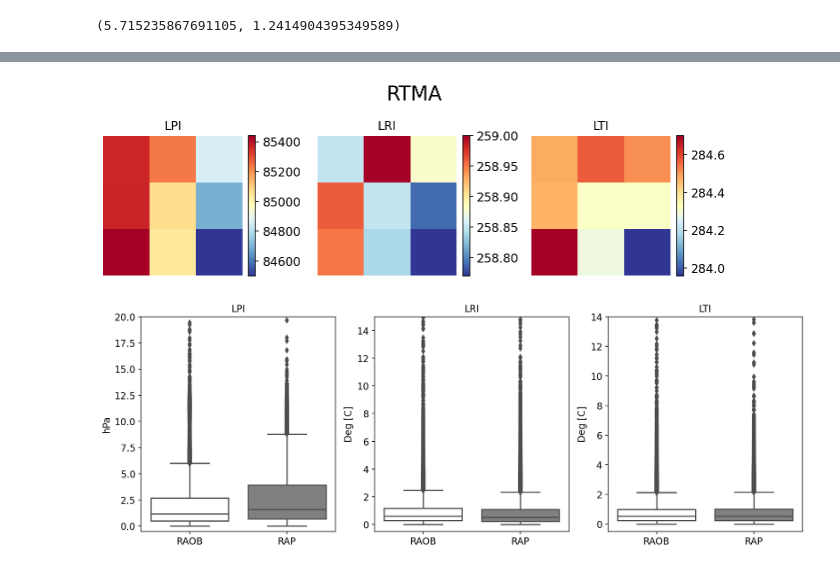
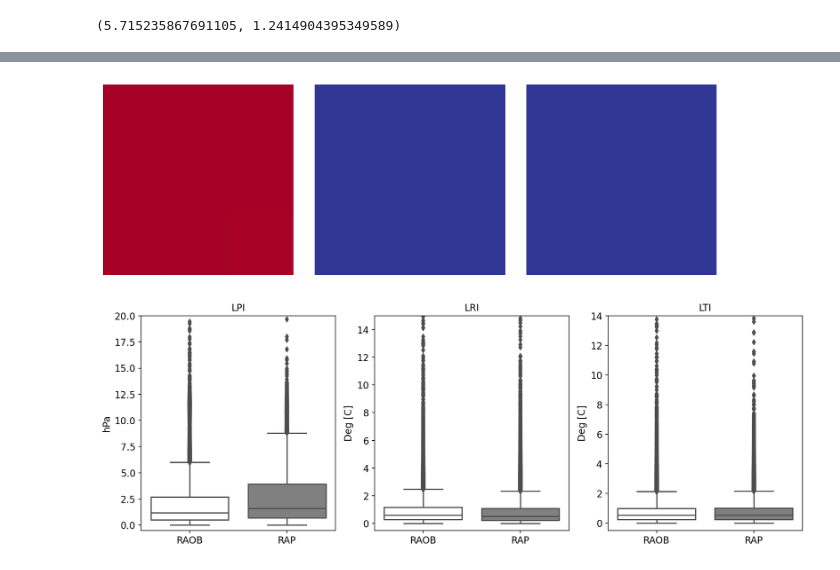
Before and after one commit to stockeh/cira-ml-soundings, a Jupyter notebook: notebooks/rap-rtma-machine-learning.ipynb, the cells around one changed output, grey strips where cells are left out. Cells and saved outputs as stored; diff of their text form; code cells hidden in the pictures.

Commit message:
updated soundings profile plot

```diff
--- a/notebooks/rap-rtma-machine-learning.ipynb
+++ b/notebooks/rap-rtma-machine-learning.ipynb
@@ -163,16 +163,20 @@ radiosonde_plotting.plot_nwp_ml_sounding(sounding, title_string=title);
 # %%
 rtma_type = np.array(['LPI', 'LRI', 'LTI'])
+
+vmin = rtma[index,:,:,:].min()
+vmax = rtma[index,:,:,:].max()
 
 fig, axs = plt.subplots(1, 3, figsize=(9,3))
 [axi.set_axis_off() for axi in axs.ravel()]
 for i in range(3):
-    c = axs[i].imshow(rtma[index,:,:,i], cmap=PLOT_CMAP)
-    fig.colorbar(c, ax=axs[i], fraction=0.046, pad=0.04)
-    axs[i].set_title(f'{str(rtma_type[i])}')
-fig.suptitle('RTMA', fontsize=20)
+    c = axs[i].imshow(rtma[index,:,:,i], vmin=vmin, vmax=vmax, cmap=PLOT_CMAP)
+#     fig.colorbar(c, ax=axs[i], fraction=0.046, pad=0.04)
+#     axs[i].set_title(f'{str(rtma_type[i])}')
+# fig.suptitle('RTMA', fontsize=20)
 fig.tight_layout()
+fig.savefig('/home/stock/research/media/dims/rtma_dims', dpi=300)
 # %% [output]
-[figure, old version]
+[figure, new version]
 # %%
 p_raob_diff = np.abs(rtma[:, 1, 1, 0] / 100. - raob[:, 0, dl.PRESSURE])
 r_raob_diff = np.abs(rtma[:, 1, 1, 1] - 273.15 - raob[:, 0, dl.DEWPOINT])
```
Also changed, not shown: parts of 3 cells of this notebook, 7 other files.
